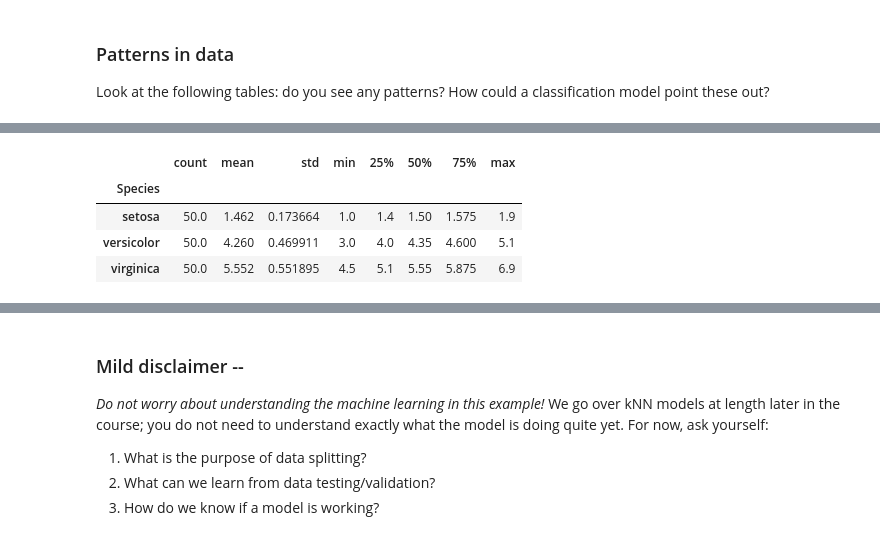
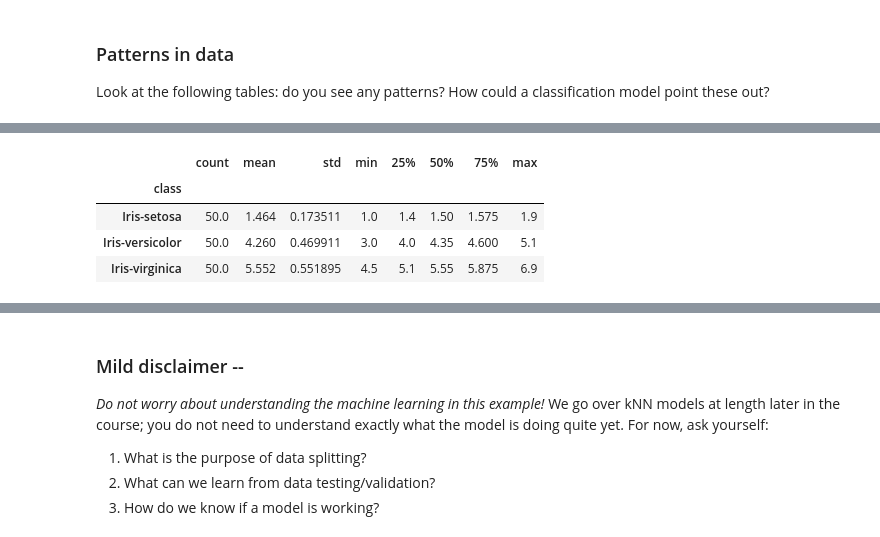
Before and after one commit to UVADS/DS-3001, a Jupyter notebook: 04_ML_Concepts_I_Foundations/ML1_inclass.ipynb, the cells around one changed output, grey strips where cells are left out. Drawn from its saved outputs; the diff is of its cells as text; code cells hidden in the pictures.

```diff
--- a/04_ML_Concepts_I_Foundations/ML1_inclass.ipynb
+++ b/04_ML_Concepts_I_Foundations/ML1_inclass.ipynb
@@ -34,6 +35,9 @@ mtcars.head()
 | Hornet 4 Drive | 21.4 | 6 | 258.0 | 110 | 3.08 | 3.215 | 19.44 | 1 | 0 | 3 | 1 |
 | Hornet Sportabout | 18.7 | 8 | 360.0 | 175 | 3.15 | 3.440 | 17.02 | 0 | 0 | 3 | 2 |
 # %%
-iris = data('iris')
+url = "https://datahub.io/machine-learning/iris/r/iris.csv"
+
+iris=pd.read_csv(url)
+#iris = data('iris')
 iris.head()
 # %% [output]
@@ -133,7 +137,7 @@ True Label Setosa = 4
 
 Look at the following tables: do you see any patterns? How could a classification model point these out?
 # %%
-patterns = iris.groupby(['Species'])
-patterns['Sepal.Length'].describe()
+patterns = iris.groupby(['class'])
+patterns['sepallength'].describe()
 # %% [output]
 |  | count | mean | std | min | 25% | 50% | 75% | max |
@@ -152,8 +156,8 @@ patterns['Sepal.Width'].describe()
 # %%
-patterns['Petal.Length'].describe()
+patterns['petallength'].describe()
 # %% [output]
 |  | count | mean | std | min | 25% | 50% | 75% | max |
-| Species |  |  |  |  |  |  |  |  |
-| setosa | 50.0 | 1.462 | 0.173664 | 1.0 | 1.4 | 1.50 | 1.575 | 1.9 |
-| versicolor | 50.0 | 4.260 | 0.469911 | 3.0 | 4.0 | 4.35 | 4.600 | 5.1 |
-| virginica | 50.0 | 5.552 | 0.551895 | 4.5 | 5.1 | 5.55 | 5.875 | 6.9 |
+| class |  |  |  |  |  |  |  |  |
+| Iris-setosa | 50.0 | 1.464 | 0.173511 | 1.0 | 1.4 | 1.50 | 1.575 | 1.9 |
+| Iris-versicolor | 50.0 | 4.260 | 0.469911 | 3.0 | 4.0 | 4.35 | 4.600 | 5.1 |
+| Iris-virginica | 50.0 | 5.552 | 0.551895 | 4.5 | 5.1 | 5.55 | 5.875 | 6.9 |
```
Also changed, not shown: parts of 13 cells of this notebook, 1 other file.
